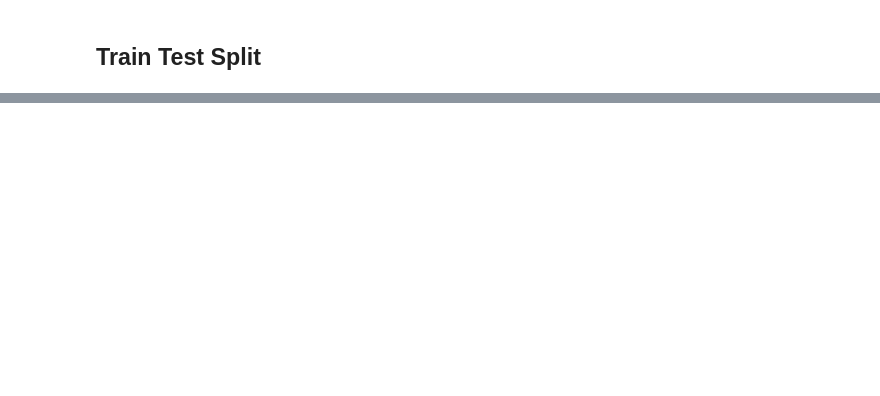
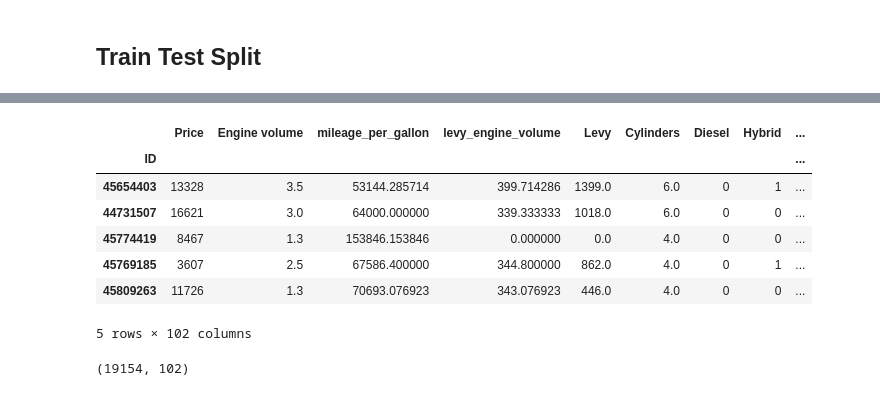
Before and after one commit to Mugangasia/Car-Price-Prediction-Challenge, a Jupyter notebook: car.ipynb, the cells around one changed output, grey strips where cells are left out. Cells and saved outputs as stored; diff of their text form; code cells hidden in the pictures; blank space fills up the shorter version.

```diff
--- a/car.ipynb
+++ b/car.ipynb
@@ -530,0 +565,17 @@ strong multicollinearity or other numerical problems.
+# %%
+car_d.drop(['Airbags','Model'], axis=1, inplace=True)
+# %%
+car_d.head()
+# %% [output]
+|  | Price | Engine volume | mileage_per_gallon | levy_engine_volume | Levy | Cylinders | Diesel | Hybrid | ... |
+| ID |  |  |  |  |  |  |  |  | ... |
+| 45654403 | 13328 | 3.5 | 53144.285714 | 399.714286 | 1399.0 | 6.0 | 0 | 1 | ... |
+| 44731507 | 16621 | 3.0 | 64000.000000 | 339.333333 | 1018.0 | 6.0 | 0 | 0 | ... |
+| 45774419 | 8467 | 1.3 | 153846.153846 | 0.000000 | 0.0 | 4.0 | 0 | 0 | ... |
+| 45769185 | 3607 | 2.5 | 67586.400000 | 344.800000 | 862.0 | 4.0 | 0 | 1 | ... |
+| 45809263 | 11726 | 1.3 | 70693.076923 | 343.076923 | 446.0 | 4.0 | 0 | 0 | ... |
+5 rows × 102 columns
+# %%
+car_d.shape
+# %% [output]
+(19154, 102)
```
Also changed, not shown: parts of 11 cells of this notebook.
